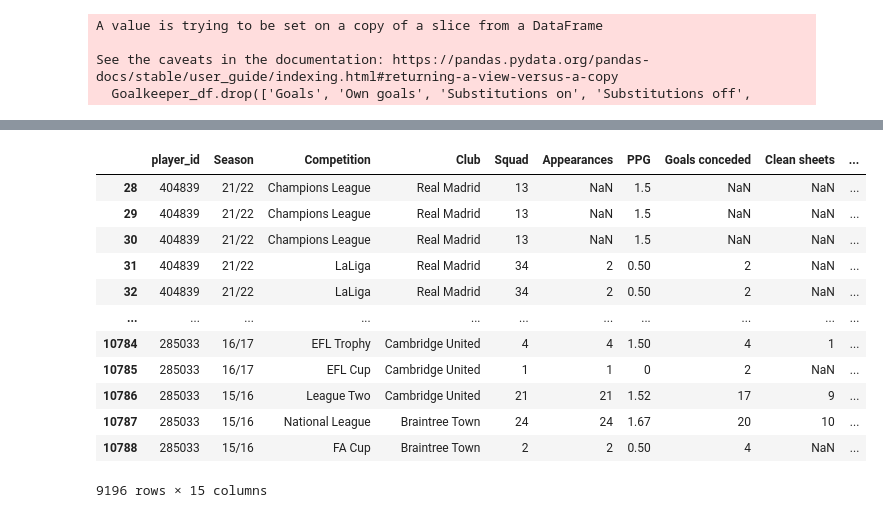
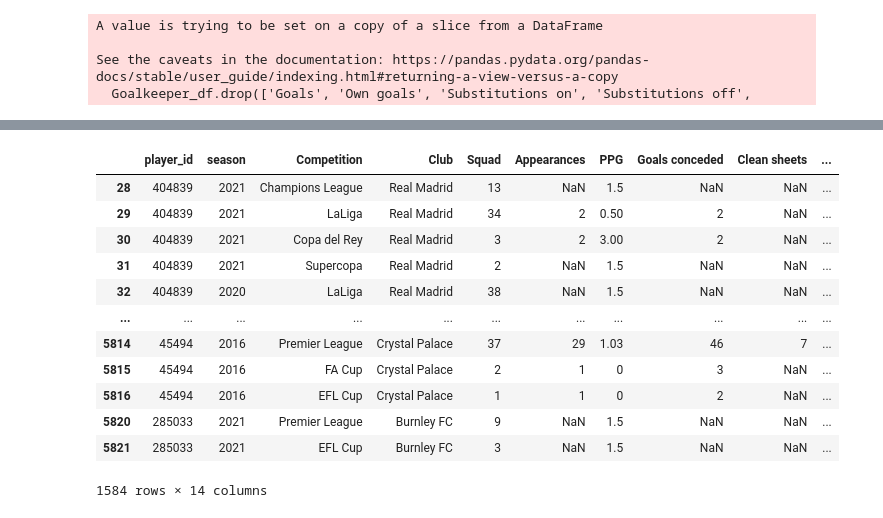
Before and after one commit to MHBehroozi/Transfermarkt, a Jupyter notebook: ML Part 1/ML-part1-data.ipynb, the cells around one changed output, grey strips where cells are left out. Drawn from its saved outputs; the diff is of its cells as text; code cells hidden in the pictures.

```diff
--- a/ML Part 1/ML-part1-data.ipynb
+++ b/ML Part 1/ML-part1-data.ipynb
@@ -85,0 +98,6 @@ stc_df['PPG'] = stc_df['PPG'].fillna(ppg_median)
+# %%
+stc_df['Season'] = stc_df['Season'].apply(lambda x: year_transformer(x))
+# %%
+stc_df.rename(columns={'Season':'season'}, inplace=True)
+# %%
+stc_df['season'] = stc_df['season'].astype(int)
@@ -138,7 +166,8 @@ A value is trying to be set on a copy of a slice from a DataFrame
 See the caveats in the documentation: https://pandas.pydata.org/pandas-docs/stable/user_guide/indexing.html#returning-a-view-versus-a-copy
   Goalkeeper_df.drop(['Goals', 'Own goals', 'Substitutions on', 'Substitutions off',
 # %%
-Goalkeeper_df_m = pd.merge(Goalkeeper_df, mv_df, on='player_id', how='left')
+
+Goalkeeper_df_m = Goalkeeper_df.merge(mv_df, on=['player_id', 'season'], how='left')
 # %%
 Goalkeeper_df_m.shape
 # %% [output]
@@ -146,17 +175,17 @@ Goalkeeper_df_m.shape
 # %%
-Goalkeeper_df = Goalkeeper_df.dropna(subset=['market_value'])
-Goalkeeper_df
+Goalkeeper_df_m = Goalkeeper_df_m.dropna(subset=['market_value'])
+Goalkeeper_df_m
 # %% [output]
-|  | player_id | Season | Competition | Club | Squad | Appearances | PPG | Goals conceded | Clean sheets | ... |
-| 28 | 404839 | 21/22 | Champions League | Real Madrid | 13 | NaN | 1.5 | NaN | NaN | ... |
-| 29 | 404839 | 21/22 | Champions League | Real Madrid | 13 | NaN | 1.5 | NaN | NaN | ... |
-| 30 | 404839 | 21/22 | Champions League | Real Madrid | 13 | NaN | 1.5 | NaN | NaN | ... |
-| 31 | 404839 | 21/22 | LaLiga | Real Madrid | 34 | 2 | 0.50 | 2 | NaN | ... |
-| 32 | 404839 | 21/22 | LaLiga | Real Madrid | 34 | 2 | 0.50 | 2 | NaN | ... |
+|  | player_id | season | Competition | Club | Squad | Appearances | PPG | Goals conceded | Clean sheets | ... |
+| 28 | 404839 | 2021 | Champions League | Real Madrid | 13 | NaN | 1.5 | NaN | NaN | ... |
+| 29 | 404839 | 2021 | LaLiga | Real Madrid | 34 | 2 | 0.50 | 2 | NaN | ... |
+| 30 | 404839 | 2021 | Copa del Rey | Real Madrid | 3 | 2 | 3.00 | 2 | NaN | ... |
+| 31 | 404839 | 2021 | Supercopa | Real Madrid | 2 | NaN | 1.5 | NaN | NaN | ... |
+| 32 | 404839 | 2020 | LaLiga | Real Madrid | 38 | NaN | 1.5 | NaN | NaN | ... |
 | ... | ... | ... | ... | ... | ... | ... | ... | ... | ... | ... |
-| 10784 | 285033 | 16/17 | EFL Trophy | Cambridge United | 4 | 4 | 1.50 | 4 | 1 | ... |
-| 10785 | 285033 | 16/17 | EFL Cup | Cambridge United | 1 | 1 | 0 | 2 | NaN | ... |
-| 10786 | 285033 | 15/16 | League Two | Cambridge United | 21 | 21 | 1.52 | 17 | 9 | ... |
-| 10787 | 285033 | 15/16 | National League | Braintree Town | 24 | 24 | 1.67 | 20 | 10 | ... |
-| 10788 | 285033 | 15/16 | FA Cup | Braintree Town | 2 | 2 | 0.50 | 4 | NaN | ... |
+| 5814 | 45494 | 2016 | Premier League | Crystal Palace | 37 | 29 | 1.03 | 46 | 7 | ... |
+| 5815 | 45494 | 2016 | FA Cup | Crystal Palace | 2 | 1 | 0 | 3 | NaN | ... |
+| 5816 | 45494 | 2016 | EFL Cup | Crystal Palace | 1 | 1 | 0 | 2 | NaN | ... |
+| 5820 | 285033 | 2021 | Premier League | Burnley FC | 9 | NaN | 1.5 | NaN | NaN | ... |
+| 5821 | 285033 | 2021 | EFL Cup | Burnley FC | 3 | NaN | 1.5 | NaN | NaN | ... |
-9196 rows × 15 columns
+1584 rows × 14 columns
```
Also changed, not shown: parts of 6 cells of this notebook, 1 other file.
